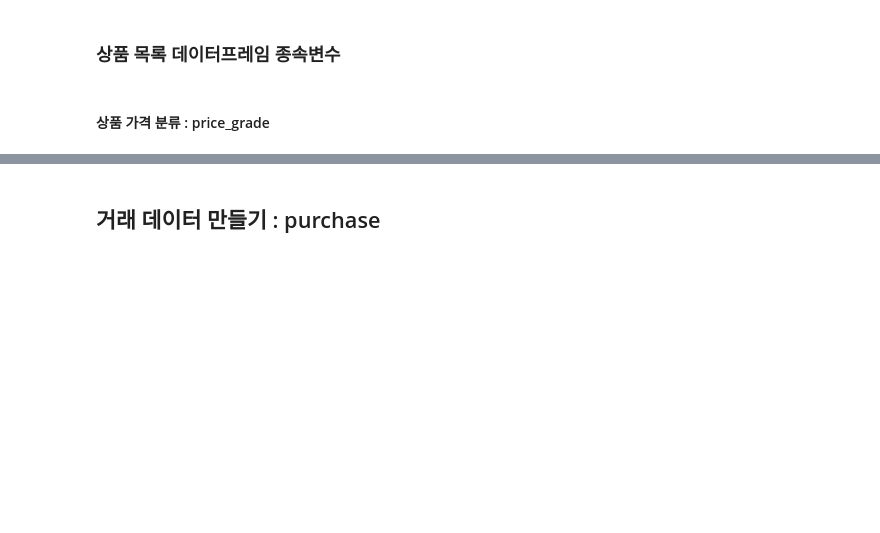
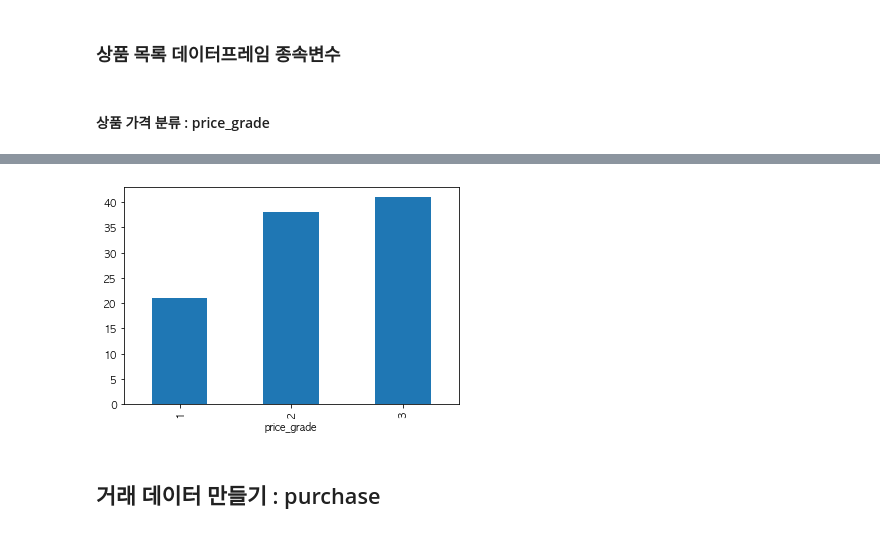
Before and after one commit to zivary/Working-with-data, a Jupyter notebook: 고객거래데이터_cakd_07_맛집트레블러.ipynb, the cells around one changed output, grey strips where cells are left out. Drawn from its saved outputs; the diff is of its cells as text; code cells hidden in the pictures; blank space fills up the shorter version.

```diff
--- a/고객거래데이터_cakd_07_맛집트레블러.ipynb
+++ b/고객거래데이터_cakd_07_맛집트레블러.ipynb
@@ -128,4 +128,10 @@ product
 100 rows × 3 columns
+# %%
+# 상품 가격 등급 분포
+grouped=product.groupby('price_grade')
+grouped.price_grade.count().plot(kind='bar');
+# %% [output]
+[figure, added]
 # %% [markdown]
 ## 거래 데이터 만들기 : purchase
 # %% [markdown]
```
Also changed, not shown: parts of 50 cells of this notebook.
